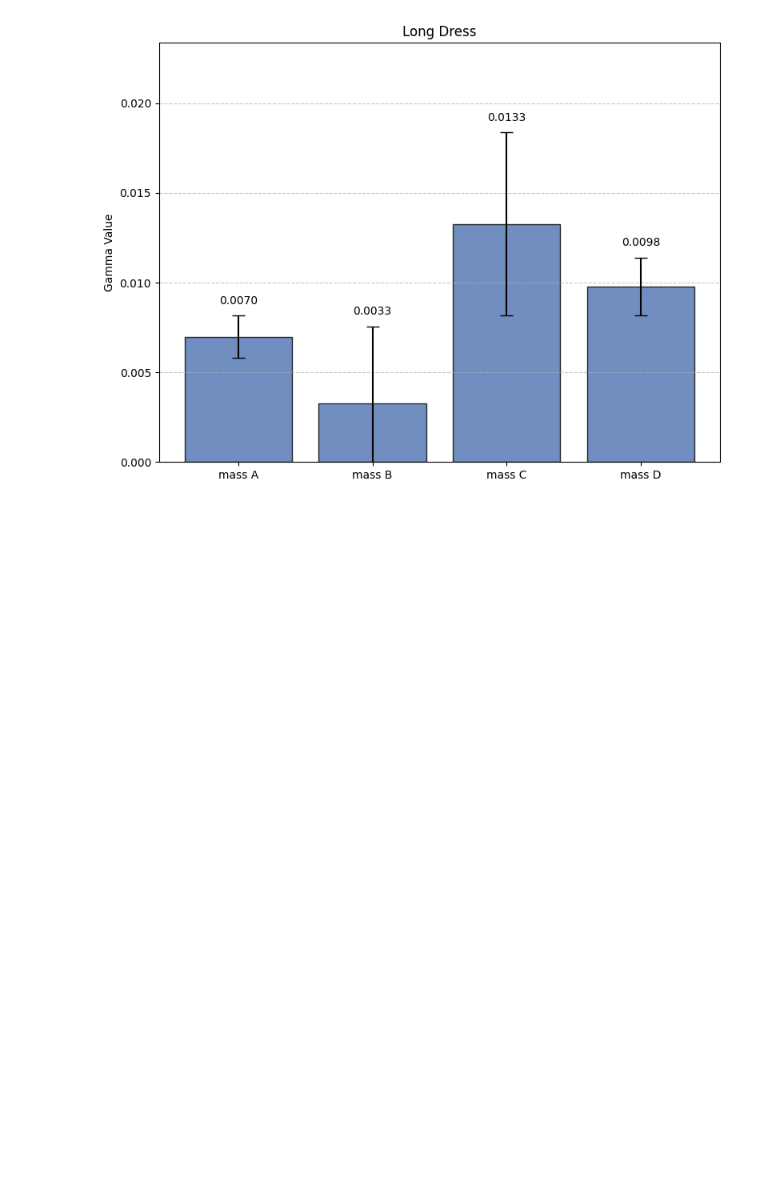
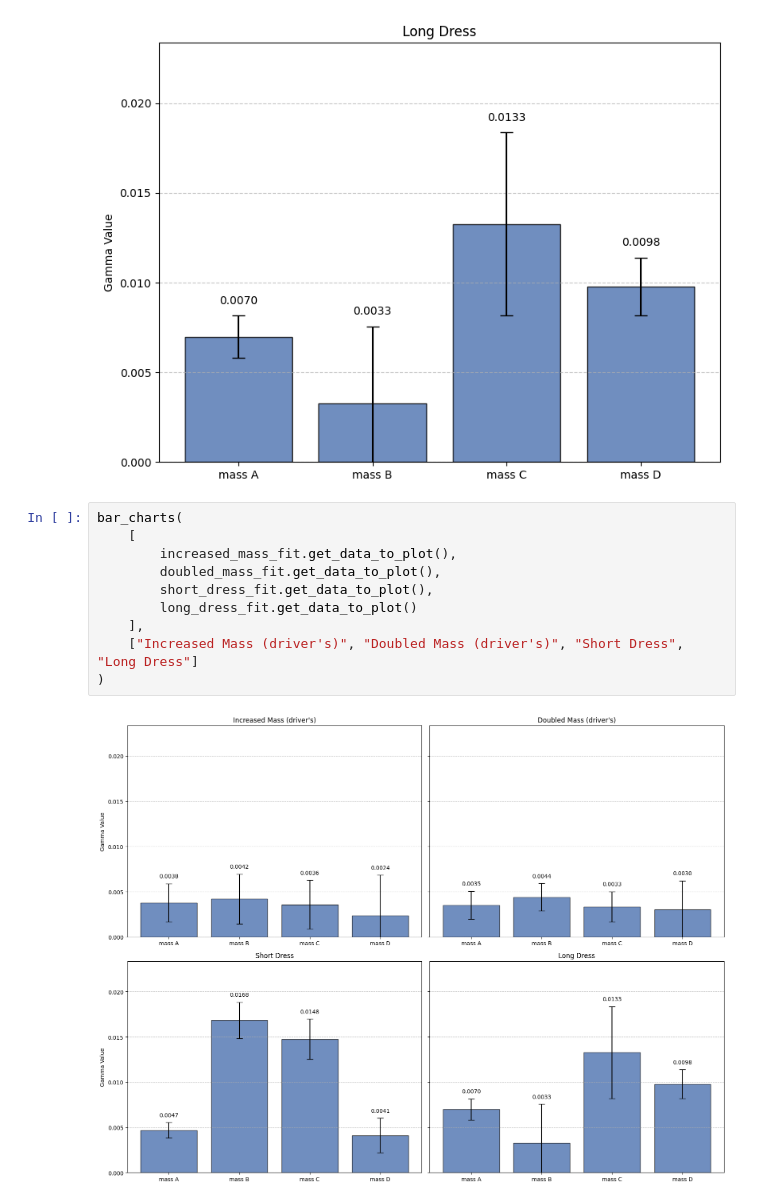
Before and after one commit to kij1n/physics-data-analysis, a Jupyter notebook: sessions/session6-single.ipynb, the cells around one changed output. Saved outputs shown, nothing was run; the diff lists cells and outputs as text; blank space fills up the shorter version.

Commit message:
bar graphs can be plotted on one image

```diff
--- a/sessions/session6-single.ipynb
+++ b/sessions/session6-single.ipynb
@@ -65,3 +65,15 @@ long_dress_fit.fit_single_pendulums()
 bar_chart(long_dress_fit.get_data_to_plot(), title="Long Dress")
 # %% [output]
 [figure]
+# %%
+bar_charts(
+    [
+        increased_mass_fit.get_data_to_plot(),
+        doubled_mass_fit.get_data_to_plot(),
+        short_dress_fit.get_data_to_plot(),
+        long_dress_fit.get_data_to_plot()
+    ],
+    ["Increased Mass (driver's)", "Doubled Mass (driver's)", "Short Dress", "Long Dress"]
+)
+# %% [output]
+[figure, added]
```
Also changed, not shown: parts of 1 cell of this notebook, 1 other file.
